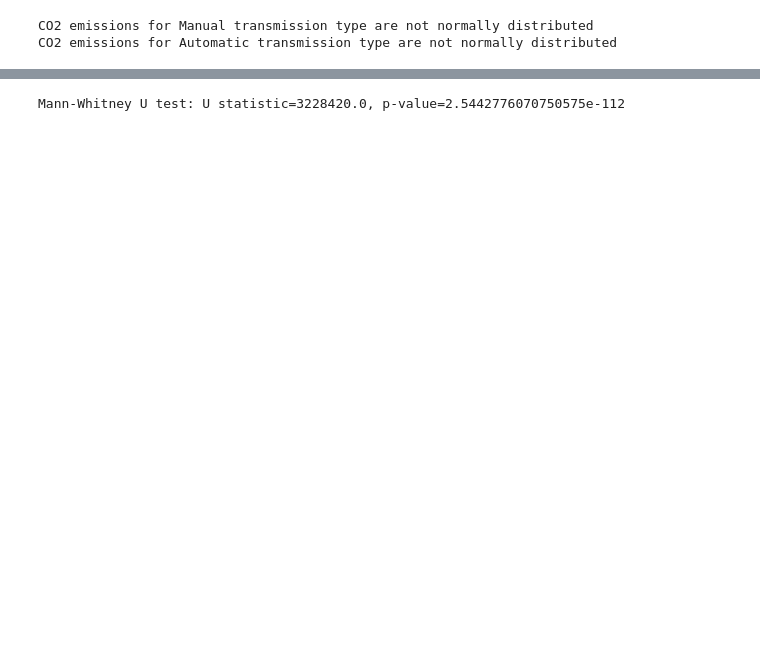
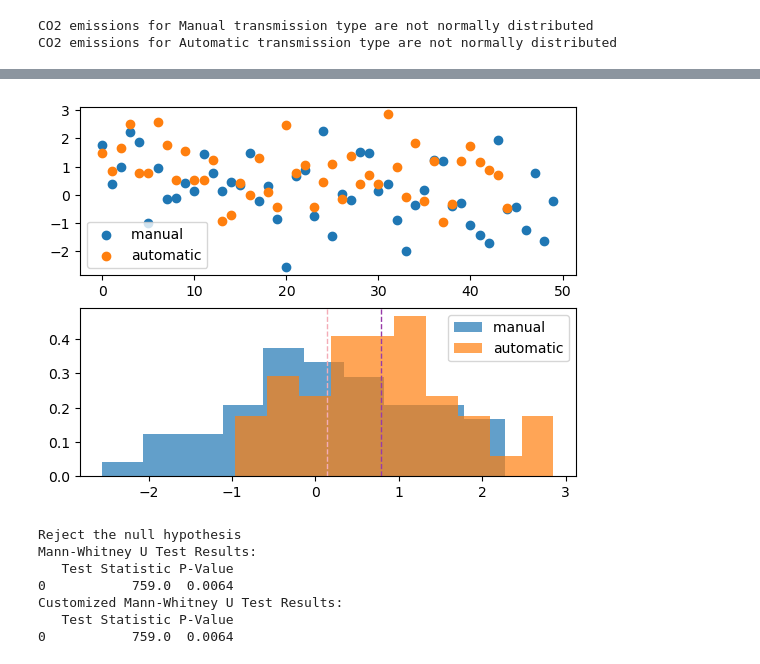
Before and after one commit to TheBoognish138/project_1_group_06, a Jupyter notebook: Isbelis_work/vehicle_emissions_EDA_question _version_3.ipynb, the cells around one changed output, grey strips where cells are left out. Saved outputs shown, nothing was run; the diff lists cells and outputs as text; code cells hidden in the pictures; blank space fills up the shorter version.

```diff
--- a/Isbelis_work/vehicle_emissions_EDA_question _version_3.ipynb
+++ b/Isbelis_work/vehicle_emissions_EDA_question _version_3.ipynb
@@ -233,6 +268,40 @@ automatic =df_emissions_clean[df_emissions_clean["transmission_type"] == "Automa
+# %%
+# Generate data with a bigger difference in means
+manual, automatic = gendata(loc1=0, loc2=1)
+# %% [output]
+[figure, added]
 # %%
 #Mann-Whitney U test: Suitable for comparing the distributions of two independent groups
-u_stat, u_p_value = mannwhitneyu(manual, automatic)
-print(f'Mann-Whitney U test: U statistic={u_stat}, p-value={u_p_value}')
+# Perform Mann-Whitney U test
+u_stat, u_p_value = mannwhitneyu(manual, automatic, alternative='two-sided')
+
+# Create a DataFrame to display the results
+results = pd.DataFrame({
+    'Test Statistic': [u_stat],
+    'P-Value': [ u_p_value]
+})
+
+# Format numeric values
+results['P-Value'] = results['P-Value'].apply(lambda x: '{:.4f}'.format(x))
+
+# Interpret the results
+alpha = 0.05
+if  u_p_value < alpha:
+    print("Reject the null hypothesis")
+else:
+    print("Reject the null hypothesis")
+# print(f'Mann-Whitney U test: U statistic={u_stat}, p-value={u_p_value}')
+# Display the results
+print("Mann-Whitney U Test Results:")
+print(results)
+# Display the customized results
+print("Customized Mann-Whitney U Test Results:")
+print(results)
 # %% [output]
-Mann-Whitney U test: U statistic=3228420.0, p-value=2.5442776070750575e-112
+Reject the null hypothesis
+Mann-Whitney U Test Results:
+   Test Statistic P-Value
+0           759.0  0.0064
+Customized Mann-Whitney U Test Results:
+   Test Statistic P-Value
+0           759.0  0.0064
```
Also changed, not shown: parts of 9 cells of this notebook, 3 other files.
